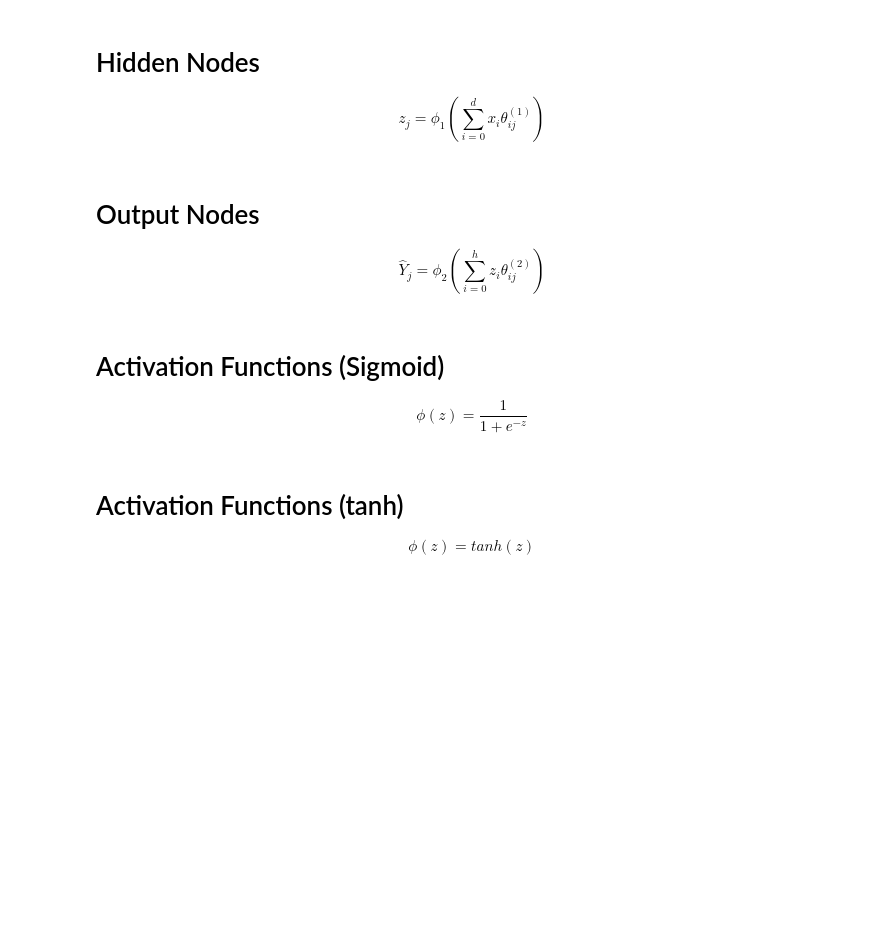
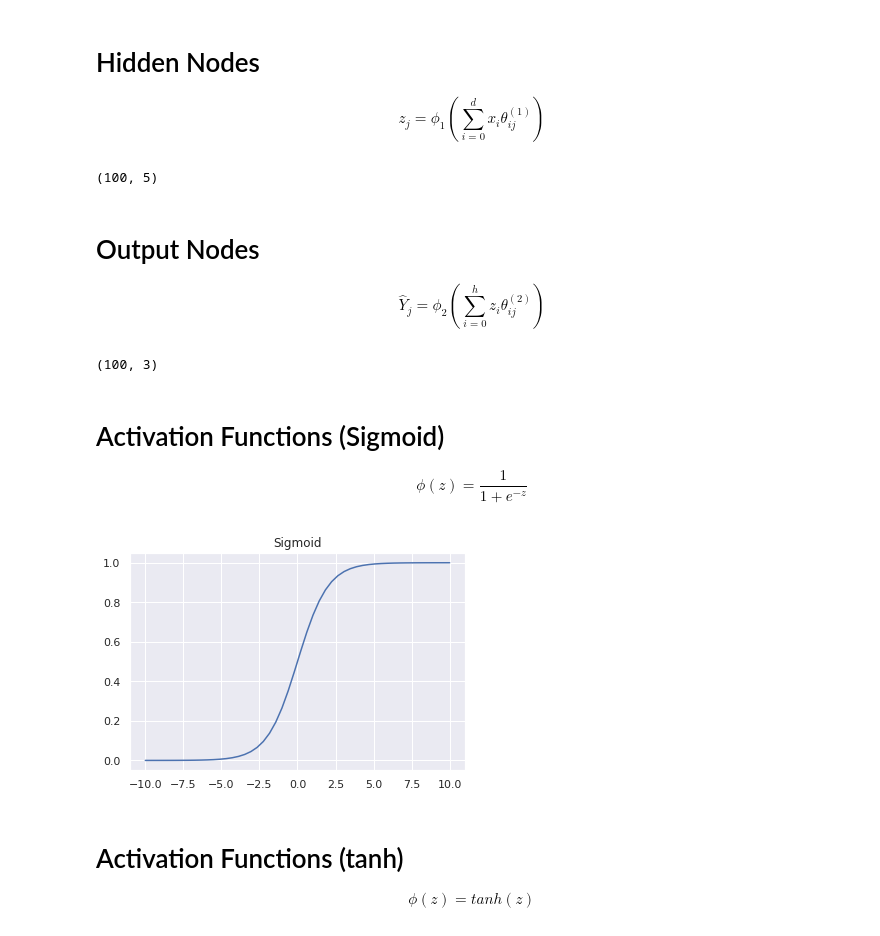
Before and after one commit to jordanott/DeepLearning, a Jupyter notebook: Notebooks/01 Introduction.ipynb, the cells around one changed output. Drawn from its saved outputs; the diff is of its cells as text; code cells hidden in the pictures; blank space fills up the shorter version.

```diff
--- a/Notebooks/01 Introduction.ipynb
+++ b/Notebooks/01 Introduction.ipynb
@@ -408,3 +421,7 @@ What does this look like that we've seen before?
+# %%
+z.shape
+# %% [output]
+(100, 5)
 # %% [markdown]
 # Output Nodes
 \begin{equation}
@@ -413,9 +432,20 @@ What does this look like that we've seen before?
+# %%
+y_hat.shape
+# %% [output]
+(100, 3)
 # %% [markdown]
 # Activation Functions (Sigmoid)
 
 \begin{equation}
     \phi (z) = \frac{1}{1+e^{-z}}
 \end{equation}
+# %%
+x = np.linspace(-10, 10)
+y = 1 / (1 + np.exp(-x))
+
+plt.plot(x,y); plt.title('Sigmoid'); plt.show()
+# %% [output]
+[figure, added]
 # %% [markdown]
 # Activation Functions (tanh)
 
```
Also changed, not shown: parts of 13 cells of this notebook, 10 other files.
